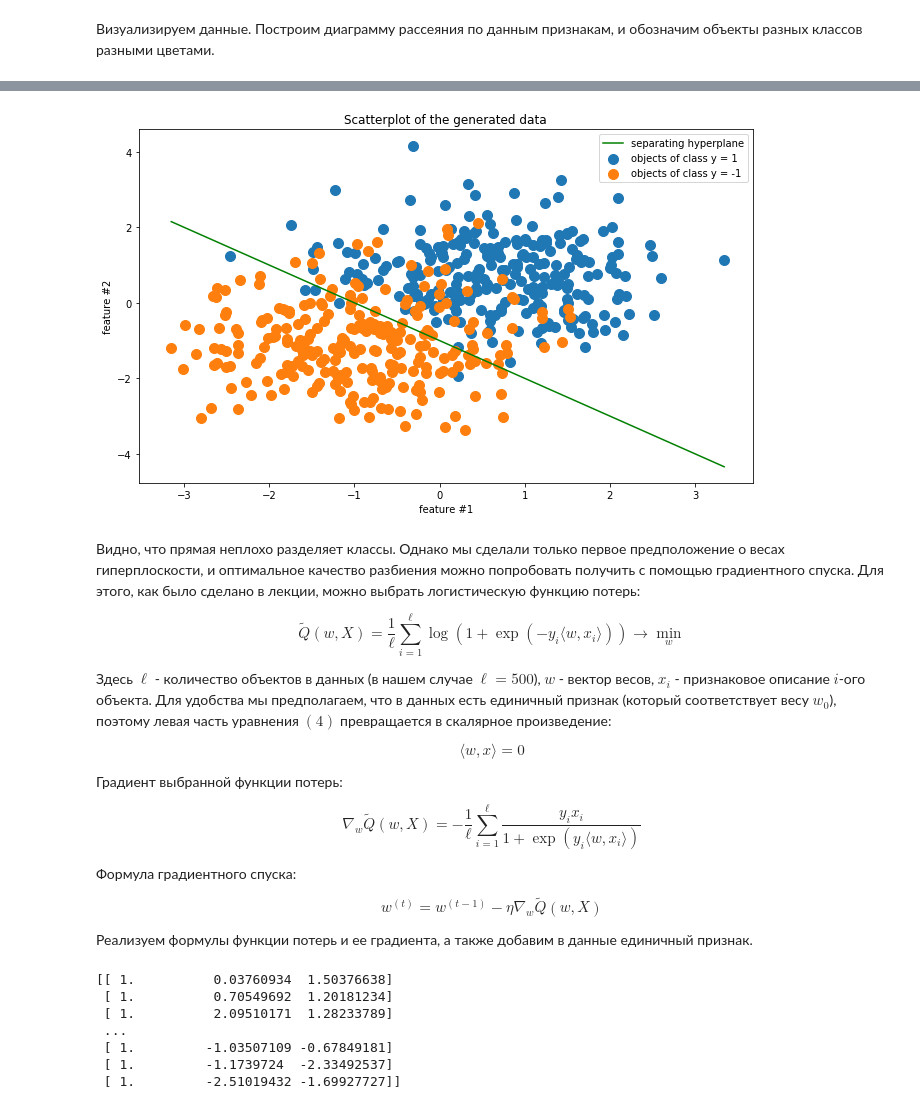
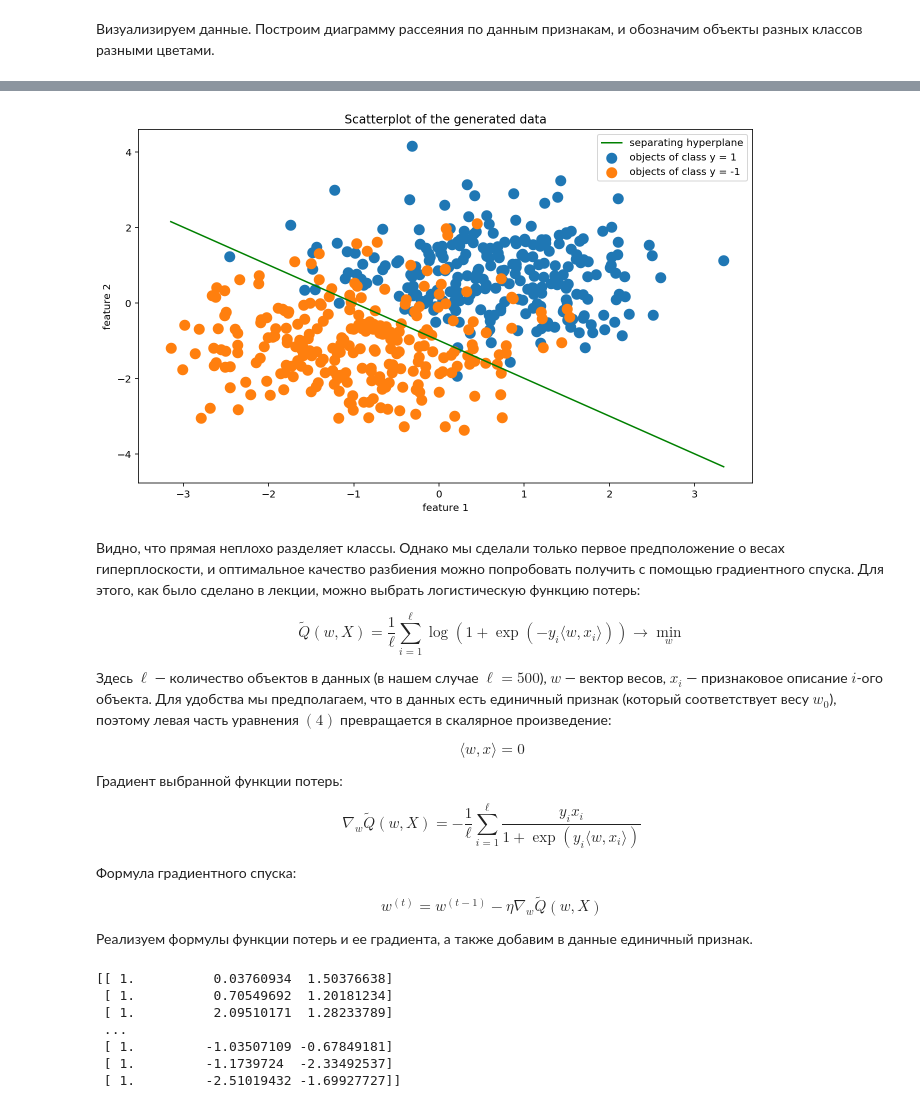
Before and after one commit to khaykingleb/DA_Seminars_and_Homework, a Jupyter notebook: sem08_linclass/sem08_linclass.ipynb, the cells around one changed output, grey strips where cells are left out. Cells and saved outputs as stored; diff of their text form; code cells hidden in the pictures.

```diff
--- a/sem08_linclass/sem08_linclass.ipynb
+++ b/sem08_linclass/sem08_linclass.ipynb
@@ -98,21 +99,21 @@ $$
 # %%
 w0 = 1
 w1 = 1
 w2 = 1
 x1 = np.linspace(X[:, 0].min(), X[:, 0].max(), 1000)
 x2 = (- w1 * x1 - w0) / w2
 
 plt.figure(figsize=(11, 6.5))
 plt.scatter(X[y == 1, 0], X[y == 1, 1], cmap='winter', s=100, label='objects of class y = 1')
 plt.scatter(X[y == -1, 0], X[y == -1, 1], cmap='winter', s=100, label='objects of class y = -1')
 plt.plot(x1, x2, color='green', label='separating hyperplane')
 plt.title('Scatterplot of the generated data')
-plt.xlabel('feature #1')
-plt.ylabel('feature #2')
+plt.xlabel('feature 1')
+plt.ylabel('feature 2')
 plt.legend()
 plt.show()
 # %% [output]
-[figure, old version]
+[figure, new version]
 # %% [markdown]
 Видно, что прямая неплохо разделяет классы. Однако мы сделали только первое предположение о весах гиперплоскости, и оптимальное качество разбиения можно попробовать получить с помощью градиентного спуска. Для этого, как было сделано в лекции, можно выбрать логистическую функцию потерь:
 
@@ -120,7 +121,7 @@ $$
 \tilde{Q}(w, X) = \frac{1}{\ell}\sum\limits_{i=1}^\ell\log\left(1 + \exp(-y_i\langle w, x_i\rangle)\right) \rightarrow \min_w
 $$
 
-Здесь $\ell$ - количество объектов в данных (в нашем случае $\ell = 500$), $w$ - вектор весов, $x_i$ - признаковое описание $i$-ого объекта. Для удобства мы предполагаем, что в данных есть единичный признак (который соответствует весу $w_0$), поэтому левая часть уравнения $(4)$ превращается в скалярное произведение:
+Здесь $\ell$ — количество объектов в данных (в нашем случае $\ell = 500$), $w$ — вектор весов, $x_i$ — признаковое описание $i$-ого объекта. Для удобства мы предполагаем, что в данных есть единичный признак (который соответствует весу $w_0$), поэтому левая часть уравнения $(4)$ превращается в скалярное произведение:
 
 $$
 \langle w, x\rangle = 0
```
Also changed, not shown: parts of 13 cells of this notebook.
